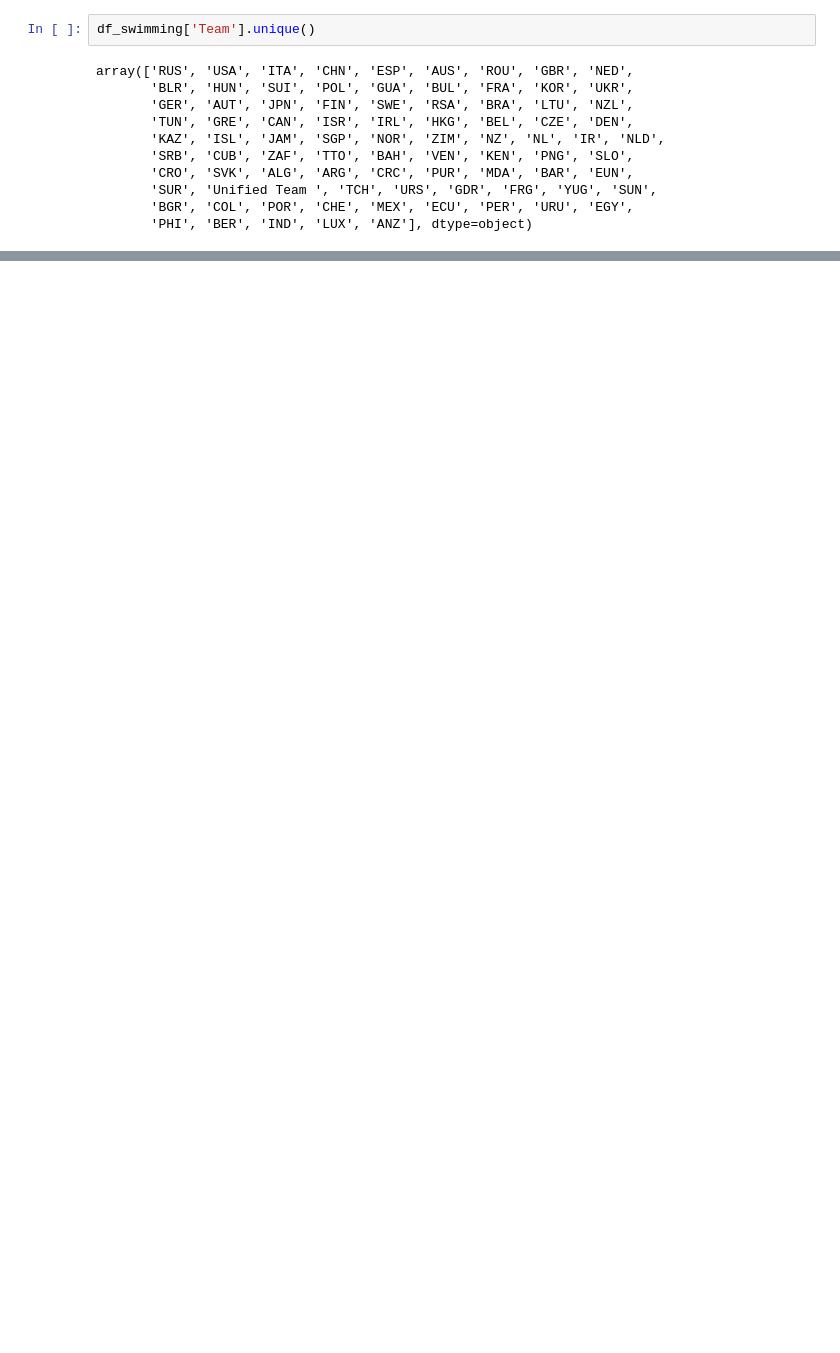
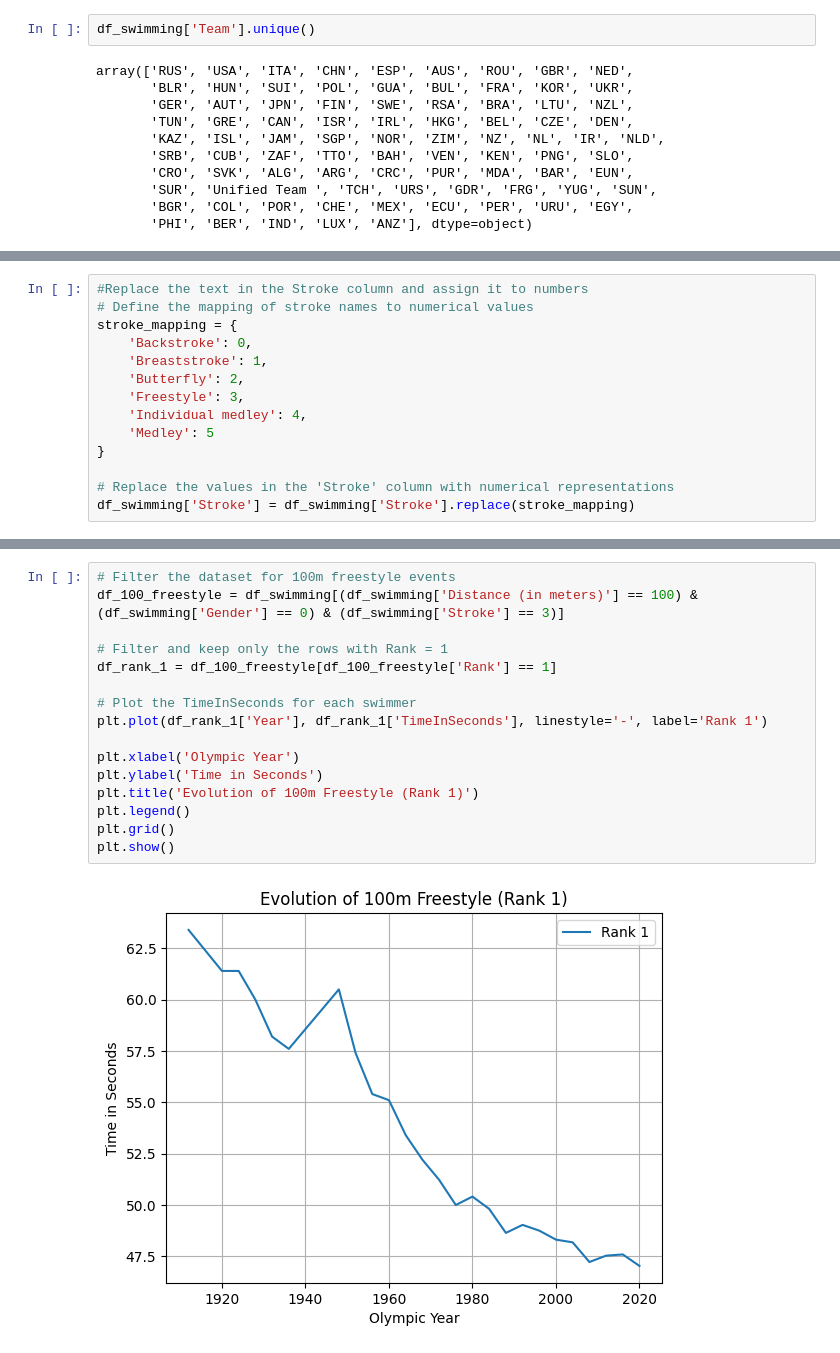
Before and after one commit to marcohl/olympics_swimming, a Jupyter notebook: Swimming_olympics.ipynb, the cells around one changed output, grey strips where cells are left out. Drawn from its saved outputs; the diff is of its cells as text; blank space fills up the shorter version.

```diff
--- a/Swimming_olympics.ipynb
+++ b/Swimming_olympics.ipynb
@@ -206,0 +212,14 @@ array(['RUS', 'USA', 'ITA', 'CHN', 'ESP', 'AUS', 'ROU', 'GBR', 'NED',
+# %%
+#Replace the text in the Stroke column and assign it to numbers
+# Define the mapping of stroke names to numerical values
+stroke_mapping = {
+    'Backstroke': 0,
+    'Breaststroke': 1,
+    'Butterfly': 2,
+    'Freestyle': 3,
+    'Individual medley': 4,
+    'Medley': 5
+}
+
+# Replace the values in the 'Stroke' column with numerical representations
+df_swimming['Stroke'] = df_swimming['Stroke'].replace(stroke_mapping)
@@ -206,0 +242,18 @@ array(['RUS', 'USA', 'ITA', 'CHN', 'ESP', 'AUS', 'ROU', 'GBR', 'NED',
+# %%
+# Filter the dataset for 100m freestyle events
+df_100_freestyle = df_swimming[(df_swimming['Distance (in meters)'] == 100) & (df_swimming['Gender'] == 0) & (df_swimming['Stroke'] == 3)]
+
+# Filter and keep only the rows with Rank = 1
+df_rank_1 = df_100_freestyle[df_100_freestyle['Rank'] == 1]
+
+# Plot the TimeInSeconds for each swimmer
+plt.plot(df_rank_1['Year'], df_rank_1['TimeInSeconds'], linestyle='-', label='Rank 1')
+
+plt.xlabel('Olympic Year')
+plt.ylabel('Time in Seconds')
+plt.title('Evolution of 100m Freestyle (Rank 1)')
+plt.legend()
+plt.grid()
+plt.show()
+# %% [output]
+[figure, added]
```
Also changed, not shown: parts of 5 cells of this notebook.
